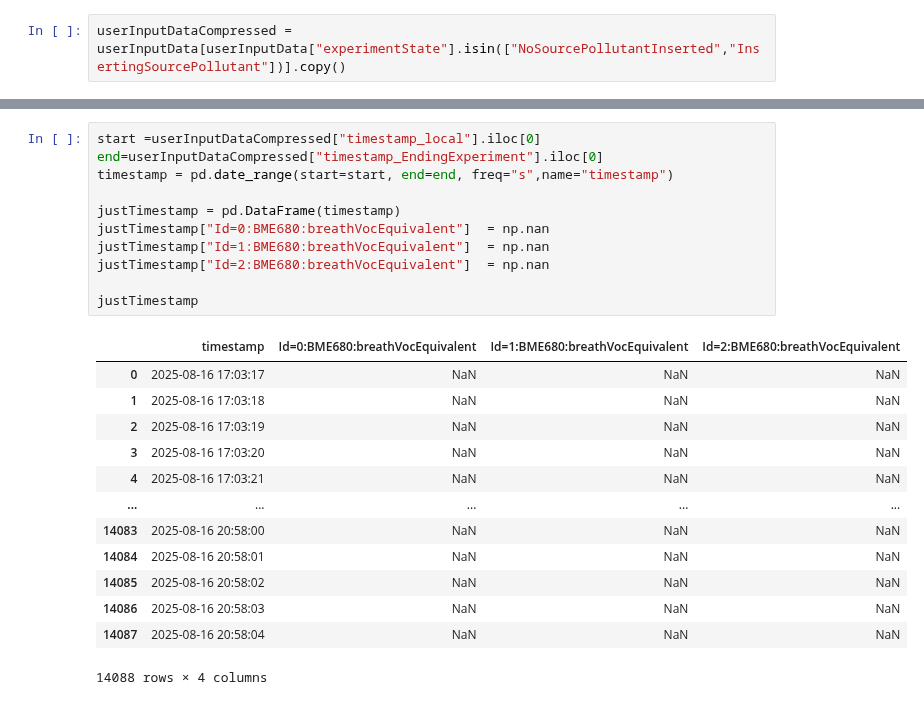
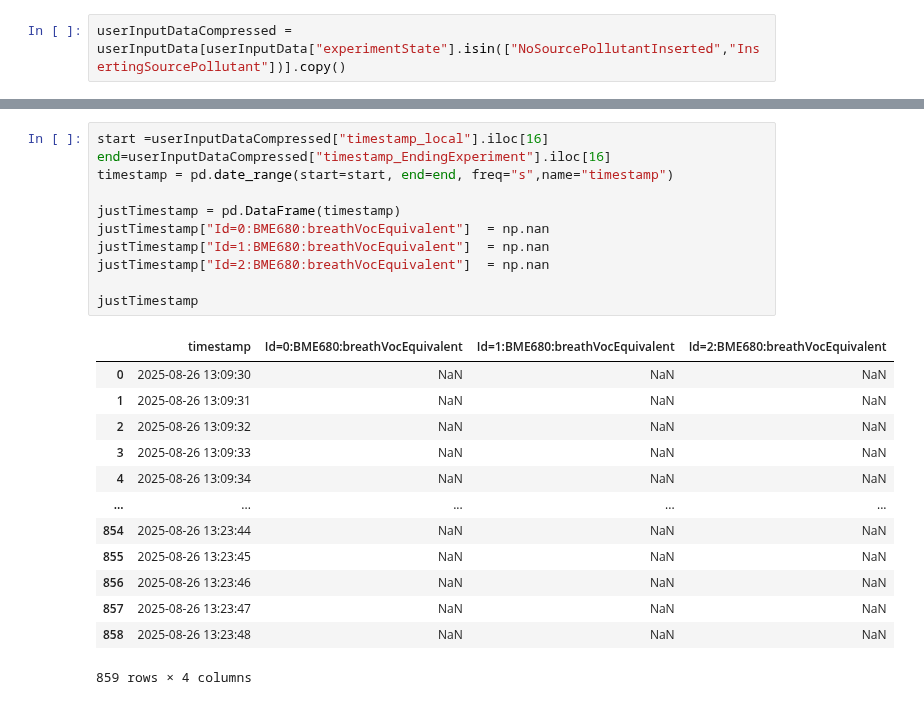
Before and after one commit to Andreas-Ts/Diploma-Project, a Jupyter notebook: dataAnalysis and machine learning/Calibration And Similarity.ipynb, the cells around one changed output, grey strips where cells are left out. Drawn from its saved outputs; the diff is of its cells as text.

```diff
--- a/dataAnalysis and machine learning/Calibration And Similarity.ipynb
+++ b/dataAnalysis and machine learning/Calibration And Similarity.ipynb
@@ -175,30 +153,30 @@ userInputDataCompressed.reset_index()
 | 19 | 58 | InsertingSourcePollutant | on | None | None | 0.7 | ... |
 | 20 | 61 | InsertingSourcePollutant | on | None | None | 0.6 | ... |
 # %%
-start =userInputDataCompressed["timestamp_local"].iloc[0]
-end=userInputDataCompressed["timestamp_EndingExperiment"].iloc[0]
+start =userInputDataCompressed["timestamp_local"].iloc[16]
+end=userInputDataCompressed["timestamp_EndingExperiment"].iloc[16]
 timestamp = pd.date_range(start=start, end=end, freq="s",name="timestamp")
 
 justTimestamp = pd.DataFrame(timestamp)
 justTimestamp["Id=0:BME680:breathVocEquivalent"]  = np.nan
 justTimestamp["Id=1:BME680:breathVocEquivalent"]  = np.nan
 justTimestamp["Id=2:BME680:breathVocEquivalent"]  = np.nan
 
 justTimestamp
 # %% [output]
 |  | timestamp | Id=0:BME680:breathVocEquivalent | Id=1:BME680:breathVocEquivalent | Id=2:BME680:breathVocEquivalent |
-| 0 | 2025-08-16 17:03:17 | NaN | NaN | NaN |
-| 1 | 2025-08-16 17:03:18 | NaN | NaN | NaN |
-| 2 | 2025-08-16 17:03:19 | NaN | NaN | NaN |
-| 3 | 2025-08-16 17:03:20 | NaN | NaN | NaN |
-| 4 | 2025-08-16 17:03:21 | NaN | NaN | NaN |
+| 0 | 2025-08-26 13:09:30 | NaN | NaN | NaN |
+| 1 | 2025-08-26 13:09:31 | NaN | NaN | NaN |
+| 2 | 2025-08-26 13:09:32 | NaN | NaN | NaN |
+| 3 | 2025-08-26 13:09:33 | NaN | NaN | NaN |
+| 4 | 2025-08-26 13:09:34 | NaN | NaN | NaN |
 | ... | ... | ... | ... | ... |
-| 14083 | 2025-08-16 20:58:00 | NaN | NaN | NaN |
-| 14084 | 2025-08-16 20:58:01 | NaN | NaN | NaN |
-| 14085 | 2025-08-16 20:58:02 | NaN | NaN | NaN |
-| 14086 | 2025-08-16 20:58:03 | NaN | NaN | NaN |
-| 14087 | 2025-08-16 20:58:04 | NaN | NaN | NaN |
+| 854 | 2025-08-26 13:23:44 | NaN | NaN | NaN |
+| 855 | 2025-08-26 13:23:45 | NaN | NaN | NaN |
+| 856 | 2025-08-26 13:23:46 | NaN | NaN | NaN |
+| 857 | 2025-08-26 13:23:47 | NaN | NaN | NaN |
+| 858 | 2025-08-26 13:23:48 | NaN | NaN | NaN |
-14088 rows × 4 columns
+859 rows × 4 columns
 # %%
 timeSeriesDataToGet = timeSeriesData[(timeSeriesData["timestamp"] >= start) & (timeSeriesData["timestamp"] <= end)]
 timeSeriesDataToGet
```
Also changed, not shown: parts of 18 cells of this notebook, 4 other files.
